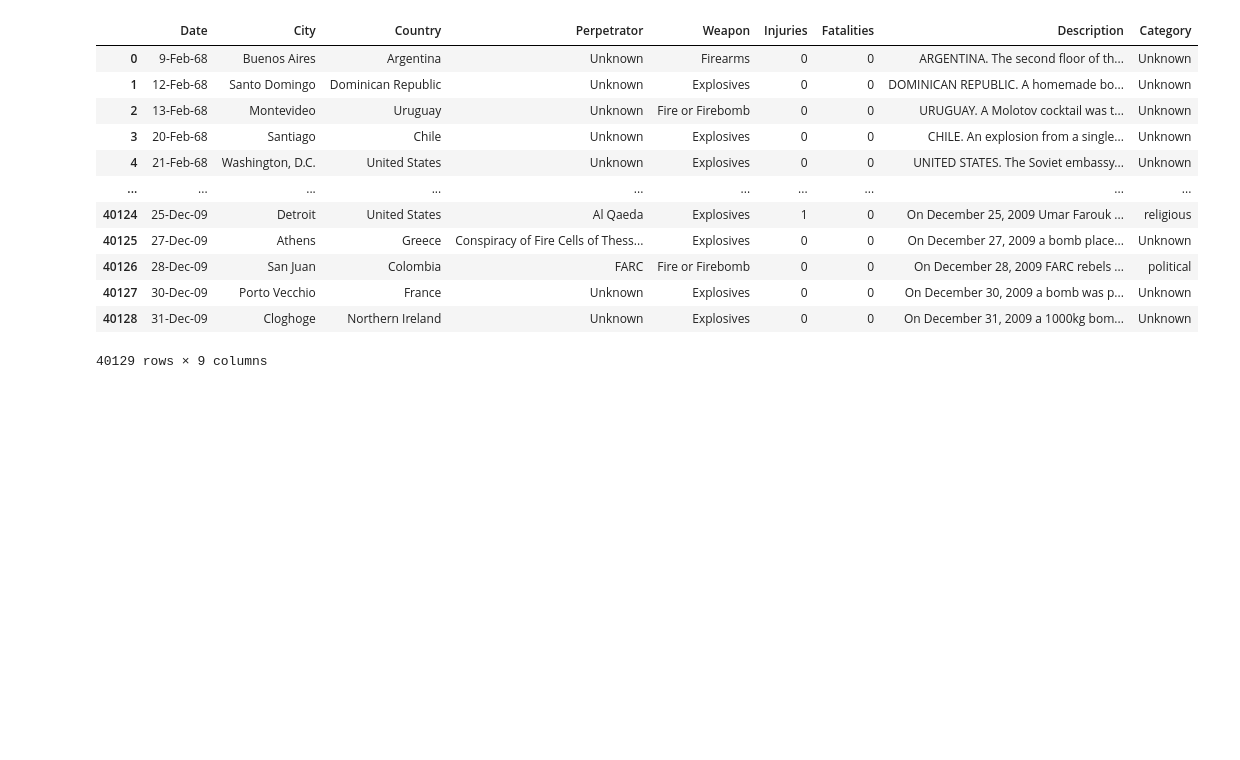
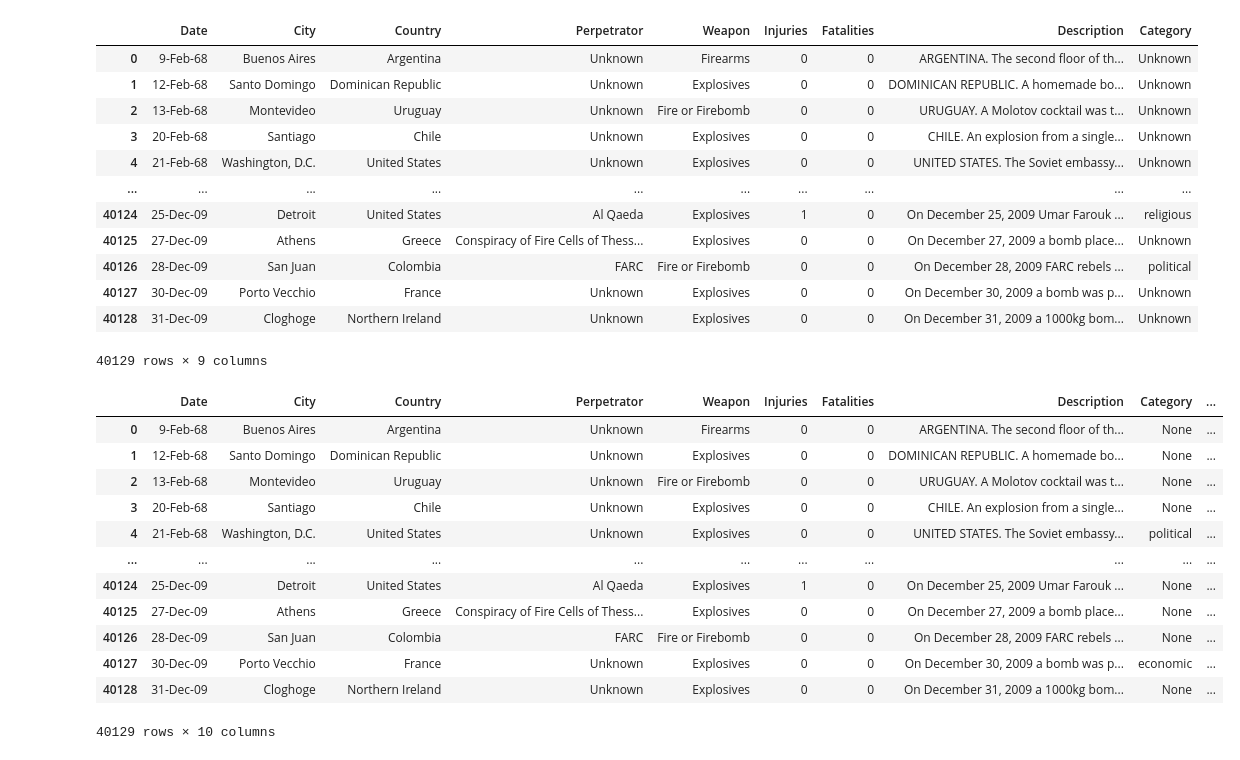
Before and after one commit to Angela1112005/Intro_Python_HW, a Jupyter notebook: GLBL5050_HW8.ipynb, the cells around one changed output. Cells and saved outputs as stored; diff of their text form; code cells hidden in the pictures; blank space fills up the shorter version.

```diff
--- a/GLBL5050_HW8.ipynb
+++ b/GLBL5050_HW8.ipynb
@@ -398,3 +393,66 @@ data2
 | 40127 | 30-Dec-09 | Porto Vecchio | France | Unknown | Explosives | 0 | 0 | On December 30, 2009 a bomb was p... | Unknown |
 | 40128 | 31-Dec-09 | Cloghoge | Northern Ireland | Unknown | Explosives | 0 | 0 | On December 31, 2009 a 1000kg bom... | Unknown |
 40129 rows × 9 columns
+# %%
+
+### The previous code rewrote the new column I created "category" when I filtered columns "perpetrator" and "description" depending on which one I apply most recently.
+
+## To address this, I just created a new column that includes a perpetrator category.
+
+
+economic_words = {"trade", "market", "businessman", "businesses", "business", "money", "economic", "finance", "economics", "marketplace", "financed", "wealthy", "businessmen", "economy", "markets", "wealth", "wealthiest", "marketing", "marketed", "economically", "trader", "moneymore", "finances", "businesswoman", "traders", "moneylender", "marketplaces", "trademark", "traded"}
+religious_words = {"christian", "islamabad", "beliefs", "belief", "islamic", "muslim", "spiritual", "christians", "islam", "muslims", "islamique", "hindu", "islambouli", "faith", "religion", "faithful", "islamiya", "islamiyya", "islamist", "islamiyah", "christianity", "buddhist", "islami", "islamists", "islamia", "christiania", "hindus", "buddhists", "islamiah", "hindustan", "muslimeen", "muslimin", "islamica", "islamã", "islamluji", "hindugaon", "islammiyah", "islamically"}
+political_words = {"states", "government", "power", "state", "powers", "stated", "powerful", "political", "governments", "statement", "politics", "statements", "politically", "powered", "policy", "governmental", "stateless", "authority", "diplomacy", "statehood", "powergel", "state4", "statemnt", "governmentã", "governmentno"}
+
+
+perpetrator_categories = {
+    "Al Qaeda": "religious",
+    "ISIS": "religious",
+    "Taliban": "religious",
+    "Hamas": "religious",
+    "FARC": "political",
+    "IRA": "political",
+    "Boko Haram": "religious",
+    "ETA": "political",
+    "Shining Path": "political",
+    "Hezbollah": "religious, political"
+}
+
+# Add a new column for category labels
+data2['Category'] = ''
+
+data2['Perp_Category'] = ''
+
+def determine_categories(desc):
+    categories = []
+    words = nltk.word_tokenize(desc.lower())
+
+    if any(word in economic_words for word in words):
+        categories.append("economic")
+    if any(word in religious_words for word in words):
+        categories.append("religious")
+    if any(word in political_words for word in words):
+        categories.append("political")
+
+    return ', '.join(categories) if categories else 'None'
+
+
+data2['Category'] = data2['Description'].dropna().apply(determine_categories)
+data2['Perp_Category'] = data2['Perpetrator'].fillna('Unknown').apply(lambda x: perpetrator_categories.get(x, 'Unknown'))
+
+
+data2
+# %% [output]
+|  | Date | City | Country | Perpetrator | Weapon | Injuries | Fatalities | Description | Category | ... |
+| 0 | 9-Feb-68 | Buenos Aires | Argentina | Unknown | Firearms | 0 | 0 | ARGENTINA. The second floor of th... | None | ... |
+| 1 | 12-Feb-68 | Santo Domingo | Dominican Republic | Unknown | Explosives | 0 | 0 | DOMINICAN REPUBLIC. A homemade bo... | None | ... |
+| 2 | 13-Feb-68 | Montevideo | Uruguay | Unknown | Fire or Firebomb | 0 | 0 | URUGUAY. A Molotov cocktail was t... | None | ... |
+| 3 | 20-Feb-68 | Santiago | Chile | Unknown | Explosives | 0 | 0 | CHILE. An explosion from a single... | None | ... |
+| 4 | 21-Feb-68 | Washington, D.C. | United States | Unknown | Explosives | 0 | 0 | UNITED STATES. The Soviet embassy... | political | ... |
+| ... | ... | ... | ... | ... | ... | ... | ... | ... | ... | ... |
+| 40124 | 25-Dec-09 | Detroit | United States | Al Qaeda | Explosives | 1 | 0 | On December 25, 2009 Umar Farouk ... | None | ... |
+| 40125 | 27-Dec-09 | Athens | Greece | Conspiracy of Fire Cells of Thess... | Explosives | 0 | 0 | On December 27, 2009 a bomb place... | None | ... |
+| 40126 | 28-Dec-09 | San Juan | Colombia | FARC | Fire or Firebomb | 0 | 0 | On December 28, 2009 FARC rebels ... | None | ... |
+| 40127 | 30-Dec-09 | Porto Vecchio | France | Unknown | Explosives | 0 | 0 | On December 30, 2009 a bomb was p... | economic | ... |
+| 40128 | 31-Dec-09 | Cloghoge | Northern Ireland | Unknown | Explosives | 0 | 0 | On December 31, 2009 a 1000kg bom... | None | ... |
+40129 rows × 10 columns
```
Also changed, not shown: parts of 1 cell of this notebook.
